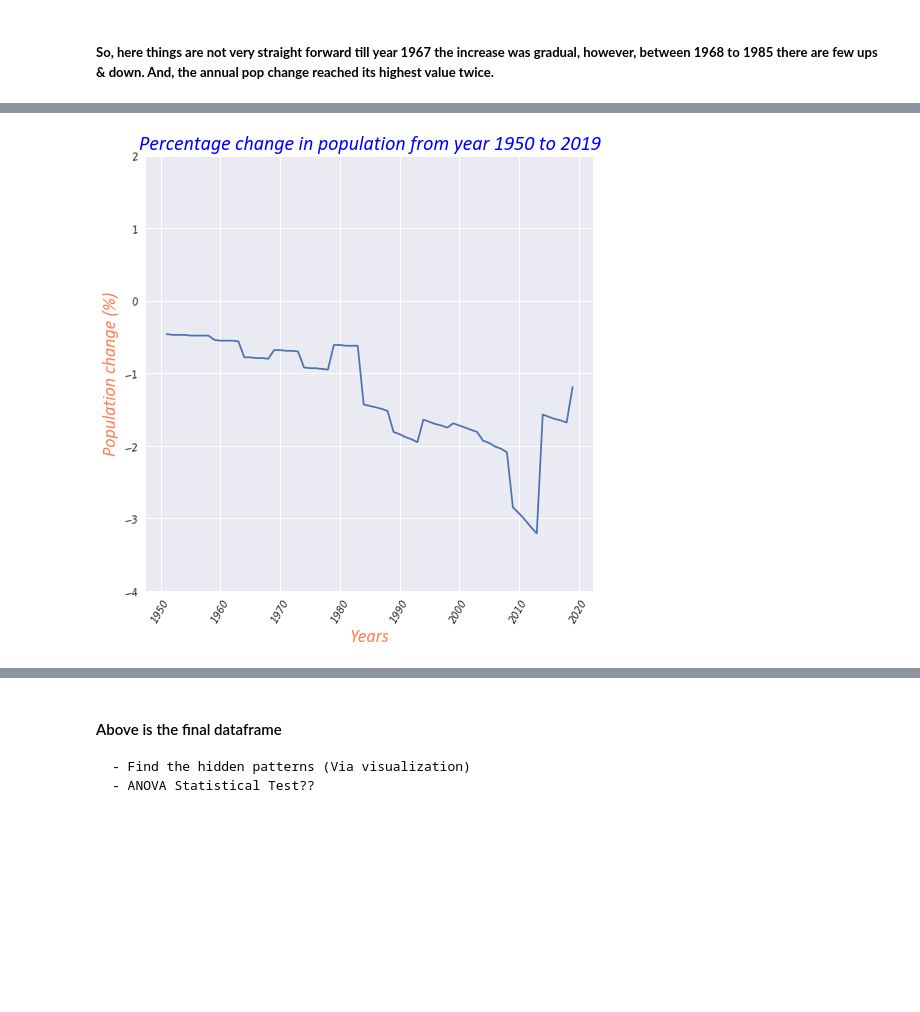
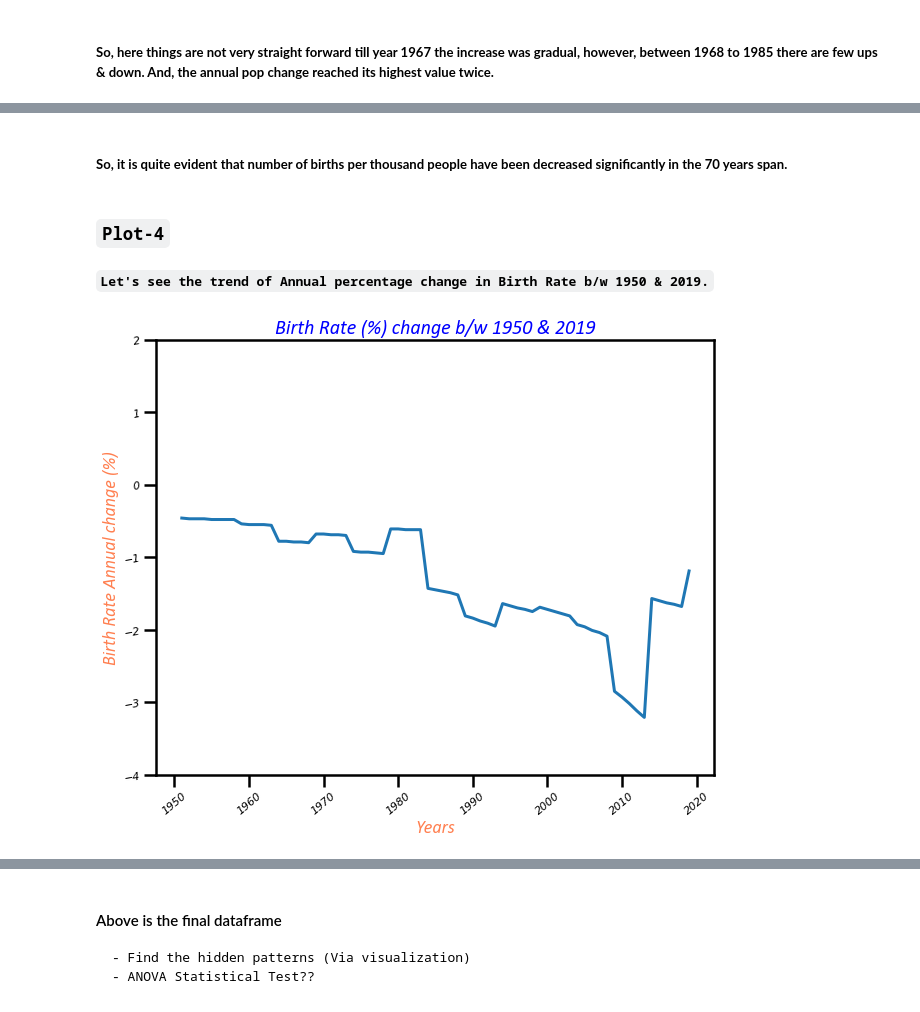
Before and after one commit to raj-shr-git/Indian_Pop_Statistical_Analysis, a Jupyter notebook: Indian_Pop_Data_Analysis.ipynb, the cells around one changed output, grey strips where cells are left out. Cells and saved outputs as stored; diff of their text form; code cells hidden in the pictures; blank space fills up the shorter version.

```diff
--- a/Indian_Pop_Data_Analysis.ipynb
+++ b/Indian_Pop_Data_Analysis.ipynb
@@ -412,8 +412,9 @@ def graph_customization(label_x, label_y, grph_title, x_ticks_rot=0, ticks_size=
 ### **``Plot-1``**
 #### **``Let's try to visualize the trend in population growth. Is it very steap in any decade between 1950 to 2019?``**
 # %%
-with plt.style.context('seaborn'):
-    plt.figure(figsize=(10,8))
-    sns.lineplot(x='Year',y='Population',data=ind_pop_df,palette=sns.color_palette('PuBu',2))
-    graph_customization('Years','Population in Crores','Growth in population from year 1950 to 2019')
+sns.set_context('poster')
+plt.figure(figsize=(20,8))
+sns.pointplot(x='Year',y='Population',data=ind_pop_df,palette=sns.color_palette('gist_rainbow',2),scale=0.65,markers='*')
+graph_customization('Years','Population in Crores','Growth in population from year 1950 to 2019',x_ticks_rot=75)
+plt.show()
 # %% [output]
@@ -438,0 +441,6 @@ with plt.style.context('seaborn'):
+# %%
+sns.set_context('poster')
+plt.figure(figsize=(20,8))
+sns.barplot(x='Year',y='Birth_Rate',data=ind_pop_df,palette=sns.color_palette('PuBu'))
+graph_customization('Years','Birth Rate','Trend of Birth Rate from 1950 to 2019',ticks_size=11,x_ticks_rot=75)
+plt.show()
@@ -439,8 +449,14 @@ with plt.style.context('seaborn'):
+# %% [markdown]
+##### **So, it is quite evident that number of births per thousand people have been decreased significantly in the 70 years span.**
+# %% [markdown]
+### **``Plot-4``**
+#### **``Let's see the trend of Annual percentage change in Birth Rate b/w 1950 & 2019.``**
 # %%
-with plt.style.context('seaborn'):
-    plt.figure(figsize=(8,8))
-    sns.lineplot(x='Year',y='BR_annual_change',data=ind_pop_df,palette=sns.color_palette('twilight'))
-    graph_customization('Years','Population change (%)','Percentage change in population from year 1950 to 2019',ticks_size=10,x_ticks_rot=60)
-    plt.ylim(bottom=-4,top=2)
+sns.set_context('poster')
+plt.figure(figsize=(10,8))
+sns.lineplot(x='Year',y='BR_annual_change',data=ind_pop_df,palette=sns.color_palette('twilight'))
+graph_customization('Years','Birth Rate Annual change (%)','Birth Rate (%) change b/w 1950 & 2019',x_ticks_rot=40,ticks_size=11)
+plt.ylim(bottom=-4,top=2)
+plt.show()
 # %% [output]
-[figure, old version]
+[figure, new version]
```
Also changed, not shown: parts of 29 cells of this notebook.
